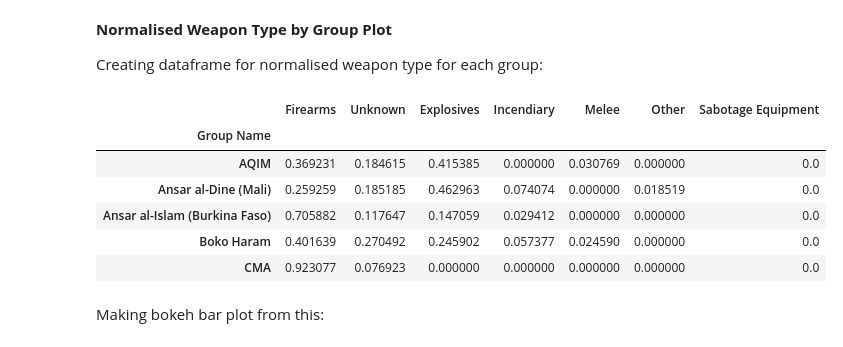
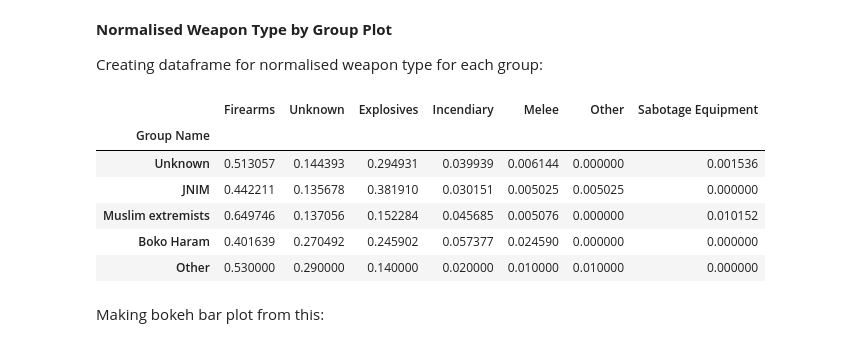
Before and after one commit to maxstalzer/maxstalzer.github.io, a Jupyter notebook: SahelNotebook.ipynb, the cells around one changed output. Drawn from its saved outputs; the diff is of its cells as text; code cells hidden in the pictures.

```diff
--- a/SahelNotebook.ipynb
+++ b/SahelNotebook.ipynb
@@ -447,28 +454,31 @@ show(p)
 Creating dataframe for normalised weapon type for each group:
 # %%
 weaponTypeNorm = pd.DataFrame()
-weaponTypeNorm.index.name = 'Group Name'
 
 weapontypes = Sahel['weaptype1_txt'].unique()
 
 for i in weapontypes:
     weapon = Sahel[Sahel['weaptype1_txt'] == i]
     gCount = weapon.groupby(weapon['GroupID']).size()
     weaponTypeNorm[i] = gCount
 
 weaponTypeNorm = weaponTypeNorm.fillna(0)
 
 # Divide each row by the sum of the row
 weaponTypeNorm = weaponTypeNorm.div(weaponTypeNorm.sum(axis=1), axis=0)
+
+# Sort attackTypeNorm DataFrame by groupIDCount index
+weaponTypeNorm = weaponTypeNorm.reindex(groupIDCount.index)
+weaponTypeNorm.index.name = 'Group Name'
 weaponTypeNorm.head()
 # %% [output]
 |  | Firearms | Unknown | Explosives | Incendiary | Melee | Other | Sabotage Equipment |
 | Group Name |  |  |  |  |  |  |  |
-| AQIM | 0.369231 | 0.184615 | 0.415385 | 0.000000 | 0.030769 | 0.000000 | 0.0 |
-| Ansar al-Dine (Mali) | 0.259259 | 0.185185 | 0.462963 | 0.074074 | 0.000000 | 0.018519 | 0.0 |
-| Ansar al-Islam (Burkina Faso) | 0.705882 | 0.117647 | 0.147059 | 0.029412 | 0.000000 | 0.000000 | 0.0 |
-| Boko Haram | 0.401639 | 0.270492 | 0.245902 | 0.057377 | 0.024590 | 0.000000 | 0.0 |
-| CMA | 0.923077 | 0.076923 | 0.000000 | 0.000000 | 0.000000 | 0.000000 | 0.0 |
+| Unknown | 0.513057 | 0.144393 | 0.294931 | 0.039939 | 0.006144 | 0.000000 | 0.001536 |
+| JNIM | 0.442211 | 0.135678 | 0.381910 | 0.030151 | 0.005025 | 0.005025 | 0.000000 |
+| Muslim extremists | 0.649746 | 0.137056 | 0.152284 | 0.045685 | 0.005076 | 0.000000 | 0.010152 |
+| Boko Haram | 0.401639 | 0.270492 | 0.245902 | 0.057377 | 0.024590 | 0.000000 | 0.000000 |
+| Other | 0.530000 | 0.290000 | 0.140000 | 0.020000 | 0.010000 | 0.010000 | 0.000000 |
 # %% [markdown]
 Making bokeh bar plot from this:
 # %%
```
Also changed, not shown: parts of 2 cells of this notebook, 4 other files.
